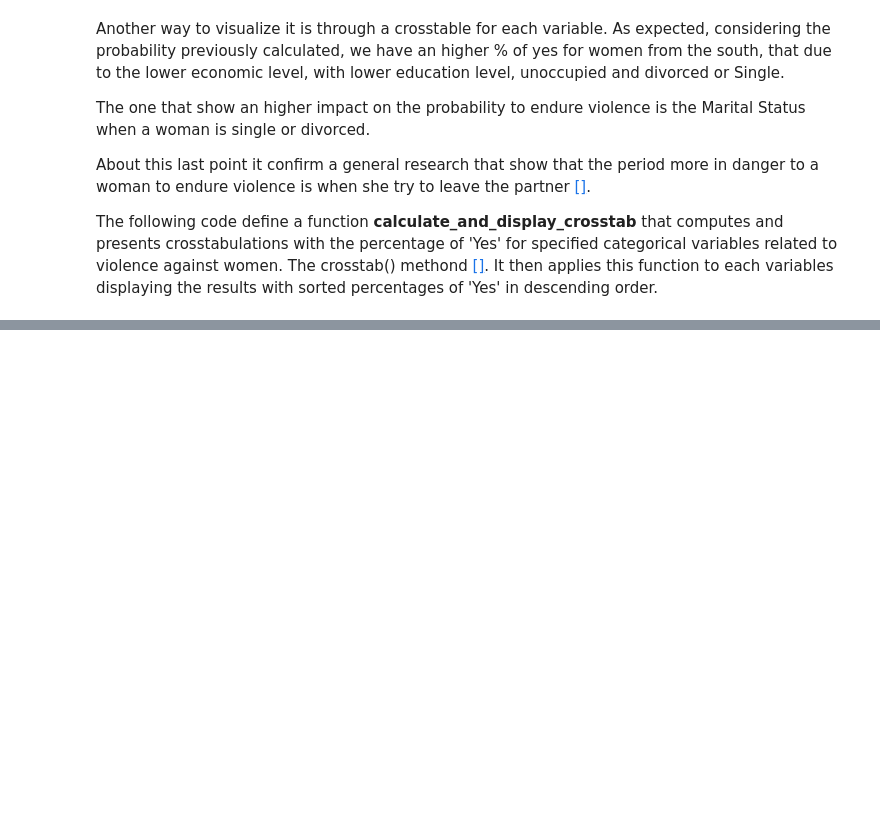
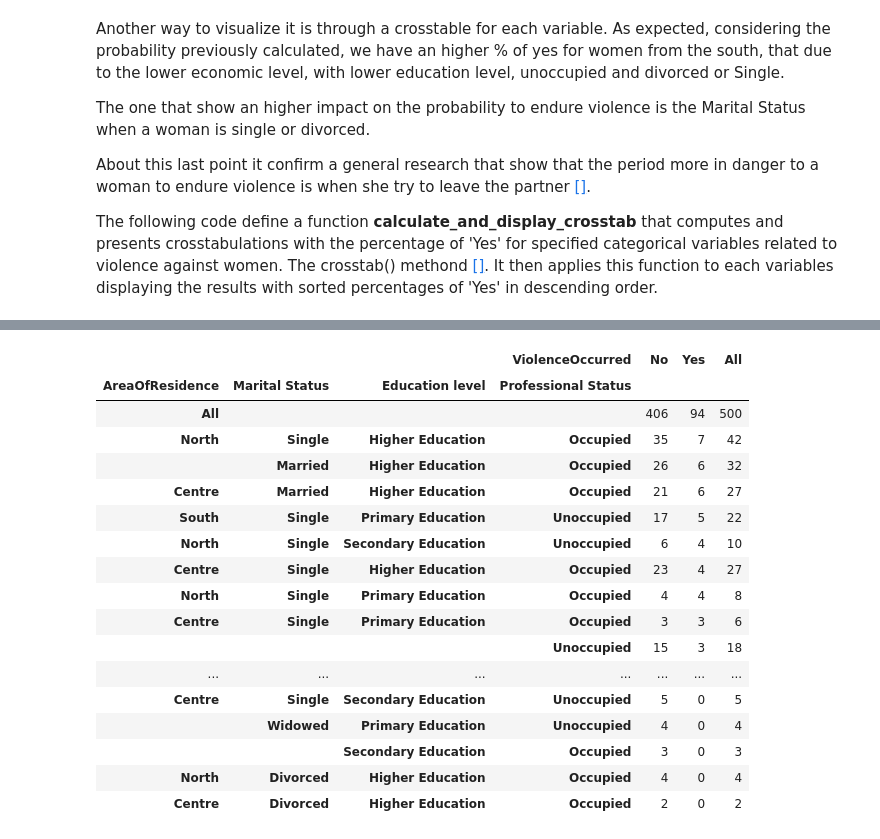
Before and after one commit to Cecilia8989/PfDA_Assignement, a Jupyter notebook: PfDA_Project_1.ipynb, the cells around one changed output, grey strips where cells are left out. Saved outputs shown, nothing was run; the diff lists cells and outputs as text; code cells hidden in the pictures; blank space fills up the shorter version.

```diff
--- a/PfDA_Project_1.ipynb
+++ b/PfDA_Project_1.ipynb
@@ -1855,0 +1860,27 @@ display(cross_area_of_residence, cross_marital_status, cross_professional_status
+# %%
+# Sostituisci 'YourDataset' con il nome effettivo della variabile nel tuo codice
+full_crosstab = pd.crosstab(index=[violence_against_women_dataset['AreaOfResidence'], violence_against_women_dataset['Marital Status'], violence_against_women_dataset['Education level'], violence_against_women_dataset['Professional Status']],
+                            columns=violence_against_women_dataset['ViolenceOccurred'],
+                            margins=True)
+
+# Visualizza la crosstab completa
+full_crosstab.sort_values(by='Yes', ascending=False)
+# %% [output]
+|  |  |  | ViolenceOccurred | No | Yes | All |
+| AreaOfResidence | Marital Status | Education level | Professional Status |  |  |  |
+| All |  |  |  | 406 | 94 | 500 |
+| North | Single | Higher Education | Occupied | 35 | 7 | 42 |
+|  | Married | Higher Education | Occupied | 26 | 6 | 32 |
+| Centre | Married | Higher Education | Occupied | 21 | 6 | 27 |
+| South | Single | Primary Education | Unoccupied | 17 | 5 | 22 |
+| North | Single | Secondary Education | Unoccupied | 6 | 4 | 10 |
+| Centre | Single | Higher Education | Occupied | 23 | 4 | 27 |
+| North | Single | Primary Education | Occupied | 4 | 4 | 8 |
+| Centre | Single | Primary Education | Occupied | 3 | 3 | 6 |
+|  |  |  | Unoccupied | 15 | 3 | 18 |
+| ... | ... | ... | ... | ... | ... | ... |
+| Centre | Single | Secondary Education | Unoccupied | 5 | 0 | 5 |
+|  | Widowed | Primary Education | Unoccupied | 4 | 0 | 4 |
+|  |  | Secondary Education | Occupied | 3 | 0 | 3 |
+| North | Divorced | Higher Education | Occupied | 4 | 0 | 4 |
+| Centre | Divorced | Higher Education | Occupied | 2 | 0 | 2 |
```
Also changed, not shown: parts of 10 cells of this notebook.
